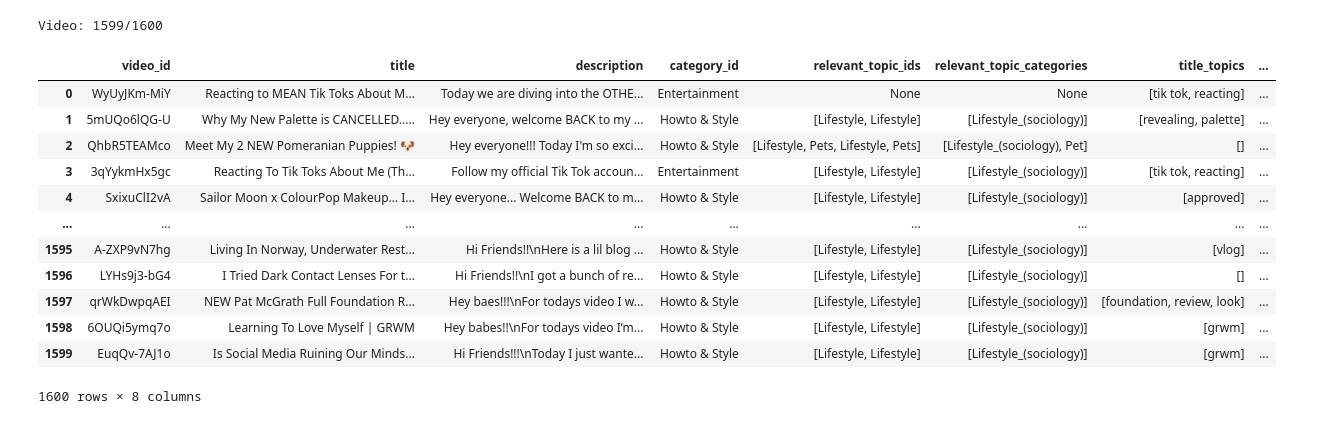
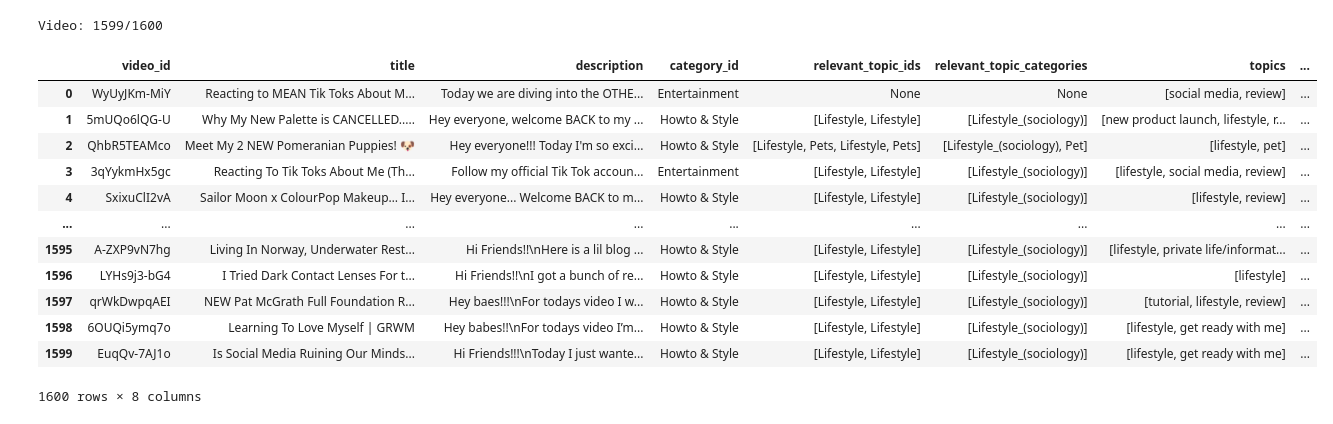
Before and after one commit to eliroc98/progetto_SMM, a Jupyter notebook: 2_compute_video_details.ipynb, the cells around one changed output. Cells and saved outputs as stored; diff of their text form; code cells hidden in the pictures.

Commit message:
altro round + sistema rilevamento topic e brand

```diff
--- a/2_compute_video_details.ipynb
+++ b/2_compute_video_details.ipynb
@@ -48,14 +48,14 @@ np.save('data/topic_ids.npy', topics, allow_pickle=True)
 keywords = []
 with open('data/key_words.txt', 'r') as f:
     for line in f.readlines():
-        keywords.append(line.strip())
+        keywords.append(line.strip().lower().split(','))
 
 np.save('data/keywords.npy', keywords, allow_pickle=True)
 # %%
 makeup_brands = []
 with open('data/makeup_brands.txt', 'r') as f:
     for line in f.readlines():
-        makeup_brands.append(line.strip().lower())
+        makeup_brands.append(line.strip().lower().split(','))
 
 np.save('data/makeup_brands.npy', makeup_brands, allow_pickle=True)
 # %%
@@ -80,12 +111,12 @@ def compute_details(df):
     for idx, row in enumerate(df.values):
         print('Video: {}/{}'.format(idx,len(df.values)))
         clear_output(wait=True)
+        relevant_topics_cat=None
         line=[row[0],row[1],row[2]]
         try:
             line.append(categories[str(row[3])])
         except:
             line.append(None)
-            #print('NaN value')
         try:
             l = row[4]
             l = ast.literal_eval(l)
@@ -94,70 +125,49 @@ def compute_details(df):
             line.append(tps)
         except:
             line.append(None)
-            #print('NaN value')
         try:
             v = row[5]
             v = ast.literal_eval(v)
             v = [n.split('/')[-1] for n in v]
+            relevant_topics_cat = v
             line.append(v)
         except:
             line.append(None)
-            #print('NaN value')
         #vedo se il titolo contiene keywords
         if type(row[1]) is str:
-            title_topics = set()
-            matches = ["get", "ready", "with", "me"]
-            if all(x in row[1].lower() for x in matches):
-                print('get ready with me')
-                title_topics.add('get ready with me')
-            matches = ["how", "to"]
-            if all(x in row[1].lower() for x in matches):
-                print('how to')
-                title_topics.add('how to')
-            for keyword in keywords:
-                if keyword in tokenizer(row[1]):
-                    if keyword == 'tik':
-                        title_topics.add('tik tok')
-                    if keyword == 'chit':
-                        title_topics.add('chit chat')
-                    if keyword not in ['tok', 'toks','chat','tik','chit']:
-                        title_topics.add(keyword)
-            line.append(list(title_topics))
+            computed_topics = find_topics(row[1], relevant_topics_cat if relevant_topics_cat!=None else [])
+            line.append(list(computed_topics))
         else:
             line.append([])
         #vedo se la descrizione contiene brand
         if type(row[2]) is str:
-            cited_brand = set()
-            for brand in makeup_brands:
-                matches = brand.split(' ')
-                if all(x in row[2].lower() for x in matches):
-                    cited_brand.add(brand)
+            cited_brand = find_brands(row[2])
             line.append(list(cited_brand))
         else:
             line.append([])
         df_arr_computed.append(line)
     c =[item for item in df.columns]
-    c.append('title_topics')
-    c.append('cited_brand')
+    c.append('topics')
+    c.append('brands')
     df_computed = pd.DataFrame(df_arr_computed, columns = c)
     return df_computed
 # %%
-df_computed = compute_details(df_videos_details)
+df_computed_all = compute_details(df_videos_details)
 # %% [output]
 Video: 1599/1600
-# %%
-df_computed
-# %% [output]
-|  | video_id | title | description | category_id | relevant_topic_ids | relevant_topic_categories | title_topics | ... |
-| 0 | WyUyJKm-MiY | Reacting to MEAN Tik Toks About M... | Today we are diving into the OTHE... | Entertainment | None | None | [tik tok, reacting] | ... |
-| 1 | 5mUQo6lQG-U | Why My New Palette is CANCELLED..... | Hey everyone, welcome BACK to my ... | Howto & Style | [Lifestyle, Lifestyle] | [Lifestyle_(sociology)] | [revealing, palette] | ... |
-| 2 | QhbR5TEAMco | Meet My 2 NEW Pomeranian Puppies! 🐶 | Hey everyone!!! Today I'm so exci... | Howto & Style | [Lifestyle, Pets, Lifestyle, Pets] | [Lifestyle_(sociology), Pet] | [] | ... |
-| 3 | 3qYykmHx5gc | Reacting To Tik Toks About Me (Th... | Follow my official Tik Tok accoun... | Entertainment | [Lifestyle, Lifestyle] | [Lifestyle_(sociology)] | [tik tok, reacting] | ... |
-| 4 | SxixuClI2vA | Sailor Moon x ColourPop Makeup… I... | Hey everyone... Welcome BACK to m... | Howto & Style | [Lifestyle, Lifestyle] | [Lifestyle_(sociology)] | [approved] | ... |
-| ... | ... | ... | ... | ... | ... | ... | ... | ... |
-| 1595 | A-ZXP9vN7hg | Living In Norway, Underwater Rest... | Hi Friends!!\nHere is a lil blog ... | Howto & Style | [Lifestyle, Lifestyle] | [Lifestyle_(sociology)] | [vlog] | ... |
-| 1596 | LYHs9j3-bG4 | I Tried Dark Contact Lenses For t... | Hi Friends!!\nI got a bunch of re... | Howto & Style | [Lifestyle, Lifestyle] | [Lifestyle_(sociology)] | [] | ... |
-| 1597 | qrWkDwpqAEI | NEW Pat McGrath Full Foundation R... | Hey baes!!!\nFor todays video I w... | Howto & Style | [Lifestyle, Lifestyle] | [Lifestyle_(sociology)] | [foundation, review, look] | ... |
-| 1598 | 6OUQi5ymq7o | Learning To Love Myself | GRWM | Hey babes!!\nFor todays video I’m... | Howto & Style | [Lifestyle, Lifestyle] | [Lifestyle_(sociology)] | [grwm] | ... |
-| 1599 | EuqQv-7AJ1o | Is Social Media Ruining Our Minds... | Hi Friends!!!\nToday I just wante... | Howto & Style | [Lifestyle, Lifestyle] | [Lifestyle_(sociology)] | [grwm] | ... |
-1600 rows × 8 columns
+# %%
+df_computed_all
+# %% [output]
+|  | video_id | title | description | category_id | relevant_topic_ids | relevant_topic_categories | topics | ... |
+| 0 | WyUyJKm-MiY | Reacting to MEAN Tik Toks About M... | Today we are diving into the OTHE... | Entertainment | None | None | [social media, review] | ... |
+| 1 | 5mUQo6lQG-U | Why My New Palette is CANCELLED..... | Hey everyone, welcome BACK to my ... | Howto & Style | [Lifestyle, Lifestyle] | [Lifestyle_(sociology)] | [new product launch, lifestyle, r... | ... |
+| 2 | QhbR5TEAMco | Meet My 2 NEW Pomeranian Puppies! 🐶 | Hey everyone!!! Today I'm so exci... | Howto & Style | [Lifestyle, Pets, Lifestyle, Pets] | [Lifestyle_(sociology), Pet] | [lifestyle, pet] | ... |
+| 3 | 3qYykmHx5gc | Reacting To Tik Toks About Me (Th... | Follow my official Tik Tok accoun... | Entertainment | [Lifestyle, Lifestyle] | [Lifestyle_(sociology)] | [lifestyle, social media, review] | ... |
+| 4 | SxixuClI2vA | Sailor Moon x ColourPop Makeup… I... | Hey everyone... Welcome BACK to m... | Howto & Style | [Lifestyle, Lifestyle] | [Lifestyle_(sociology)] | [lifestyle, review] | ... |
+| ... | ... | ... | ... | ... | ... | ... | ... | ... |
+| 1595 | A-ZXP9vN7hg | Living In Norway, Underwater Rest... | Hi Friends!!\nHere is a lil blog ... | Howto & Style | [Lifestyle, Lifestyle] | [Lifestyle_(sociology)] | [lifestyle, private life/informat... | ... |
+| 1596 | LYHs9j3-bG4 | I Tried Dark Contact Lenses For t... | Hi Friends!!\nI got a bunch of re... | Howto & Style | [Lifestyle, Lifestyle] | [Lifestyle_(sociology)] | [lifestyle] | ... |
+| 1597 | qrWkDwpqAEI | NEW Pat McGrath Full Foundation R... | Hey baes!!!\nFor todays video I w... | Howto & Style | [Lifestyle, Lifestyle] | [Lifestyle_(sociology)] | [tutorial, lifestyle, review] | ... |
+| 1598 | 6OUQi5ymq7o | Learning To Love Myself | GRWM | Hey babes!!\nFor todays video I’m... | Howto & Style | [Lifestyle, Lifestyle] | [Lifestyle_(sociology)] | [lifestyle, get ready with me] | ... |
+| 1599 | EuqQv-7AJ1o | Is Social Media Ruining Our Minds... | Hi Friends!!!\nToday I just wante... | Howto & Style | [Lifestyle, Lifestyle] | [Lifestyle_(sociology)] | [lifestyle, get ready with me] | ... |
+1600 rows × 8 columns
```
Also changed, not shown: parts of 4 cells of this notebook, 5 other files.
